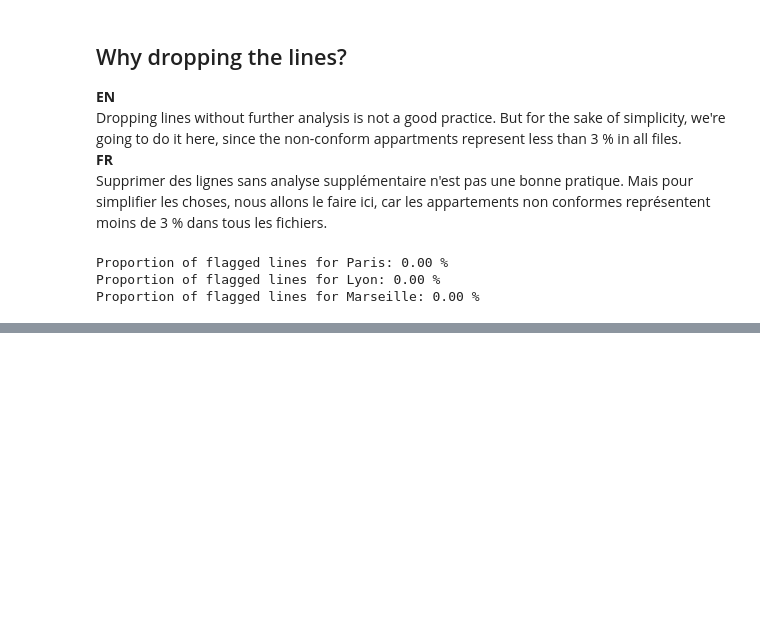
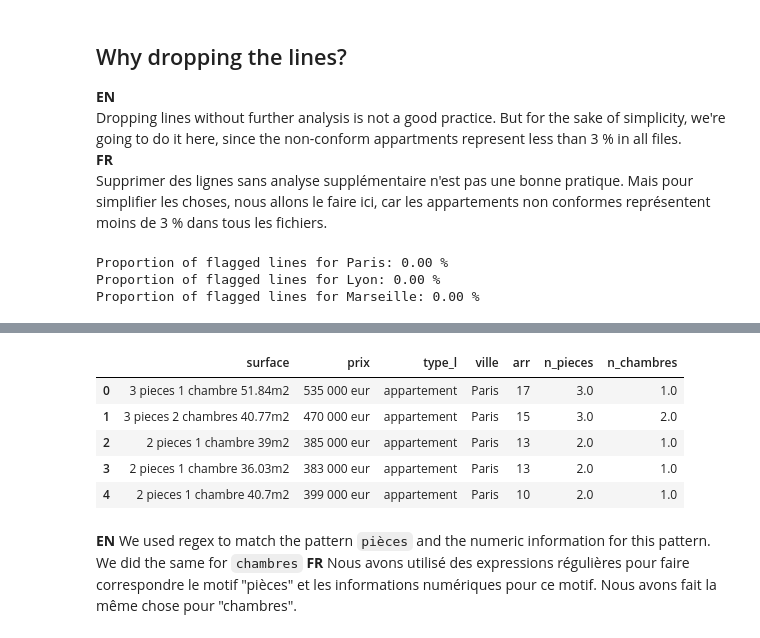
Before and after one commit to NichitaCP/RE, a Jupyter notebook: data_cleaning.ipynb, the cells around one changed output, grey strips where cells are left out. Cells and saved outputs as stored; diff of their text form; code cells hidden in the pictures; blank space fills up the shorter version.

```diff
--- a/data_cleaning.ipynb
+++ b/data_cleaning.ipynb
@@ -256,0 +269,15 @@ df.head()
+# %%
+df.head()
+# %% [output]
+|  | surface | prix | type_l | ville | arr | n_pieces | n_chambres |
+| 0 | 3 pieces 1 chambre 51.84m2 | 535 000 eur | appartement | Paris | 17 | 3.0 | 1.0 |
+| 1 | 3 pieces 2 chambres 40.77m2 | 470 000 eur | appartement | Paris | 15 | 3.0 | 2.0 |
+| 2 | 2 pieces 1 chambre 39m2 | 385 000 eur | appartement | Paris | 13 | 2.0 | 1.0 |
+| 3 | 2 pieces 1 chambre 36.03m2 | 383 000 eur | appartement | Paris | 13 | 2.0 | 1.0 |
+| 4 | 2 pieces 1 chambre 40.7m2 | 399 000 eur | appartement | Paris | 10 | 2.0 | 1.0 |
+# %% [markdown]
+**EN**
+We used regex to match the pattern `pièces` and the numeric information for this pattern. We did
+the same for `chambres`
+**FR**
+Nous avons utilisé des expressions régulières pour faire correspondre le motif "pièces" et les informations numériques pour ce motif. Nous avons fait la même chose pour "chambres".
```
Also changed, not shown: parts of 12 cells of this notebook.
